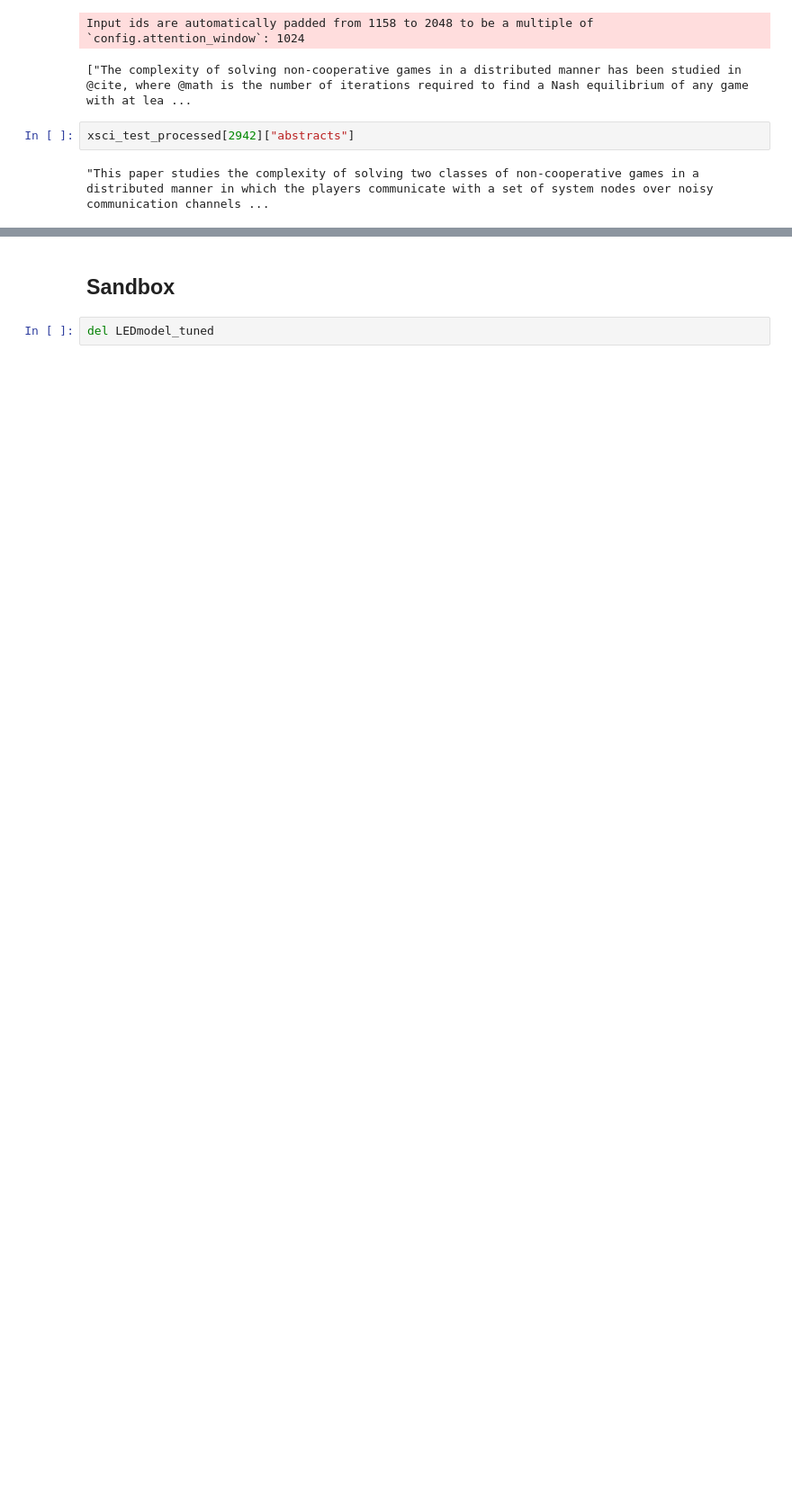
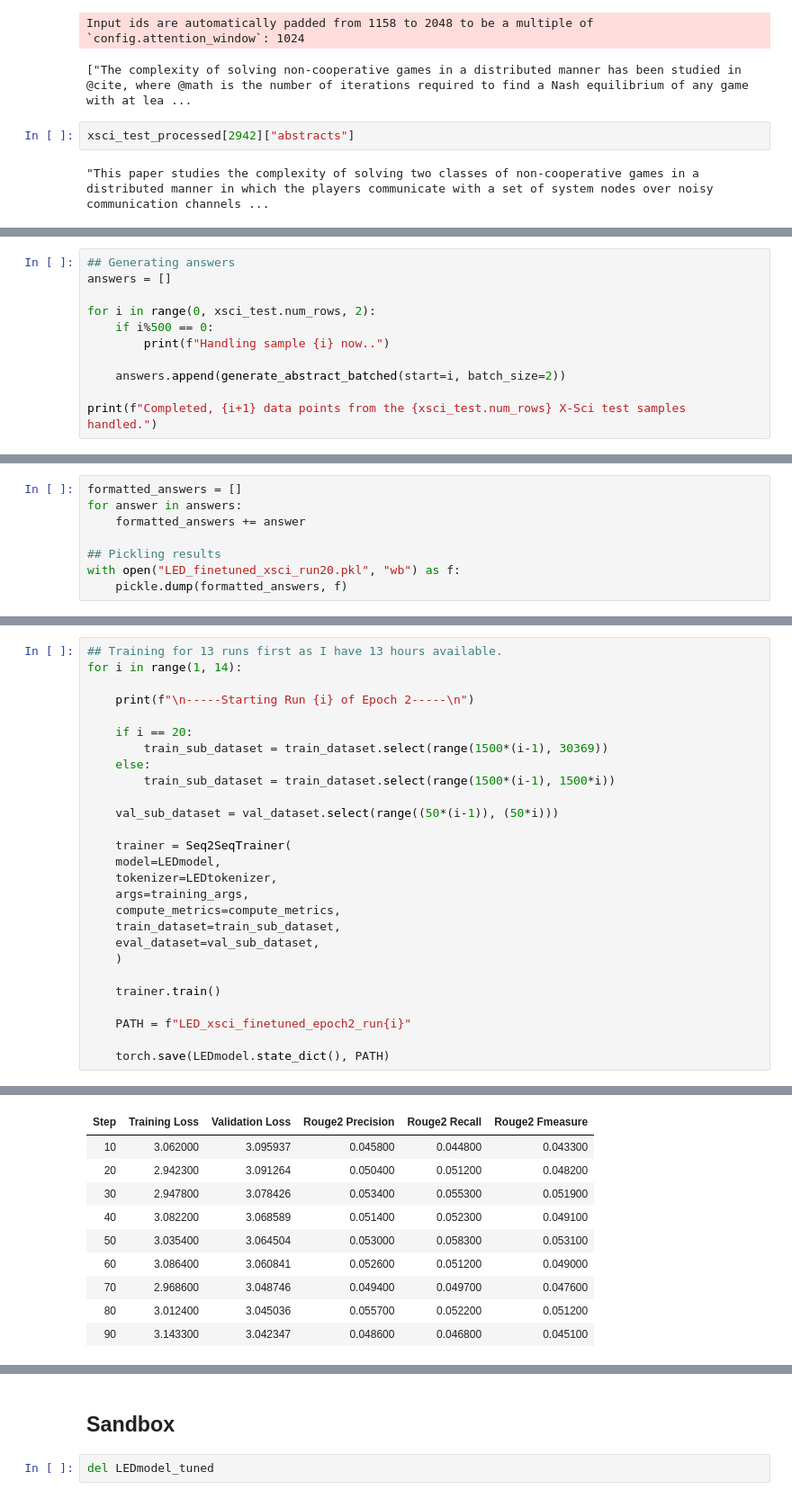
Before and after one commit to Lukaliu90/w266_final_project, a Jupyter notebook: Justin_Working_File/Finetuning LED.ipynb, the cells around one changed output, grey strips where cells are left out. Shown at 90% size. Drawn from its saved outputs; the diff is of its cells as text; blank space fills up the shorter version.

Commit message:
Completed inferencing using all 40 LED saves, plus commented on Milan's Cenrtum notebook

```diff
--- a/Justin_Working_File/Finetuning LED.ipynb
+++ b/Justin_Working_File/Finetuning LED.ipynb
@@ -959,0 +1110,11 @@ xsci_test_processed[2942]["abstracts"]
+# %%
+## Generating answers
+answers = []
+
+for i in range(0, xsci_test.num_rows, 2):
+    if i%500 == 0:
+        print(f"Handling sample {i} now..")
+
+    answers.append(generate_abstract_batched(start=i, batch_size=2))
+
+print(f"Completed, {i+1} data points from the {xsci_test.num_rows} X-Sci test samples handled.")
@@ -959,0 +1134,8 @@ xsci_test_processed[2942]["abstracts"]
+# %%
+formatted_answers = []
+for answer in answers:
+    formatted_answers += answer
+
+## Pickling results
+with open("LED_finetuned_xsci_run20.pkl", "wb") as f:
+    pickle.dump(formatted_answers, f)
@@ -959,0 +1154,28 @@ xsci_test_processed[2942]["abstracts"]
+# %%
+## Training for 13 runs first as I have 13 hours available.
+for i in range(1, 14):
+
+    print(f"\n-----Starting Run {i} of Epoch 2-----\n")
+
+    if i == 20:
+        train_sub_dataset = train_dataset.select(range(1500*(i-1), 30369))
+    else:
+        train_sub_dataset = train_dataset.select(range(1500*(i-1), 1500*i))
+
+    val_sub_dataset = val_dataset.select(range((50*(i-1)), (50*i)))
+
+    trainer = Seq2SeqTrainer(
+    model=LEDmodel,
+    tokenizer=LEDtokenizer,
+    args=training_args,
+    compute_metrics=compute_metrics,
+    train_dataset=train_sub_dataset,
+    eval_dataset=val_sub_dataset,
+    )
+
+    trainer.train()
+
+    PATH = f"LED_xsci_finetuned_epoch2_run{i}"
+
+    torch.save(LEDmodel.state_dict(), PATH)
+# %% [output]
@@ -959,0 +1193,10 @@ xsci_test_processed[2942]["abstracts"]
+| Step | Training Loss | Validation Loss | Rouge2 Precision | Rouge2 Recall | Rouge2 Fmeasure |
+| 10 | 3.062000 | 3.095937 | 0.045800 | 0.044800 | 0.043300 |
+| 20 | 2.942300 | 3.091264 | 0.050400 | 0.051200 | 0.048200 |
+| 30 | 2.947800 | 3.078426 | 0.053400 | 0.055300 | 0.051900 |
+| 40 | 3.082200 | 3.068589 | 0.051400 | 0.052300 | 0.049100 |
+| 50 | 3.035400 | 3.064504 | 0.053000 | 0.058300 | 0.053100 |
+| 60 | 3.086400 | 3.060841 | 0.052600 | 0.051200 | 0.049000 |
+| 70 | 2.968600 | 3.048746 | 0.049400 | 0.049700 | 0.047600 |
+| 80 | 3.012400 | 3.045036 | 0.055700 | 0.052200 | 0.051200 |
+| 90 | 3.143300 | 3.042347 | 0.048600 | 0.046800 | 0.045100 |
```
Also changed, not shown: parts of 20 cells of this notebook, 1 other file.
